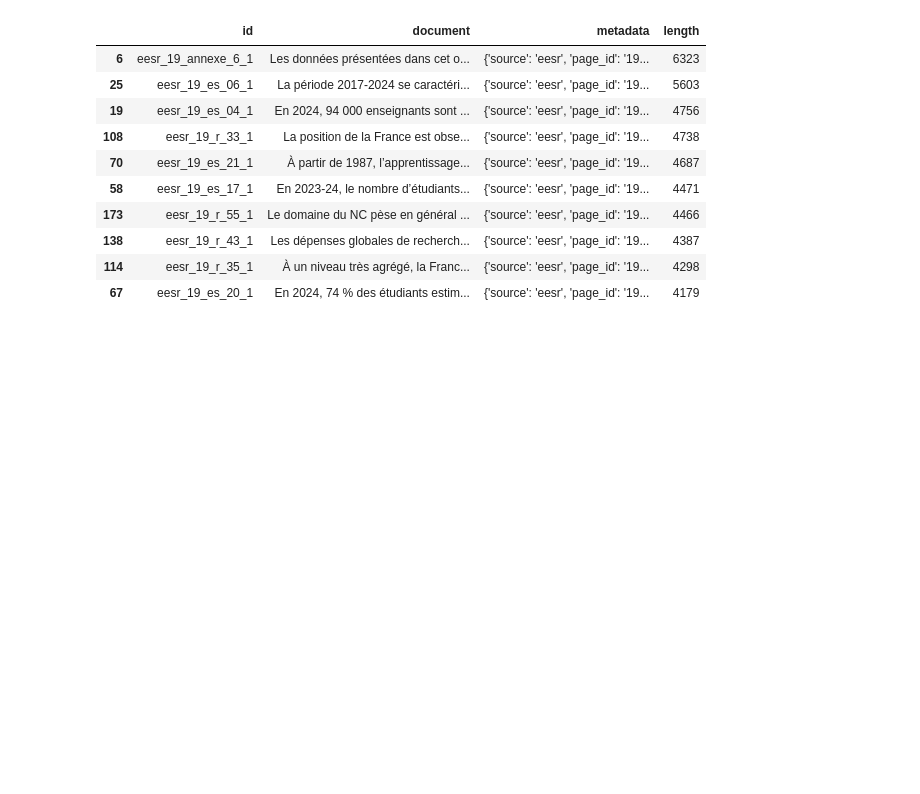
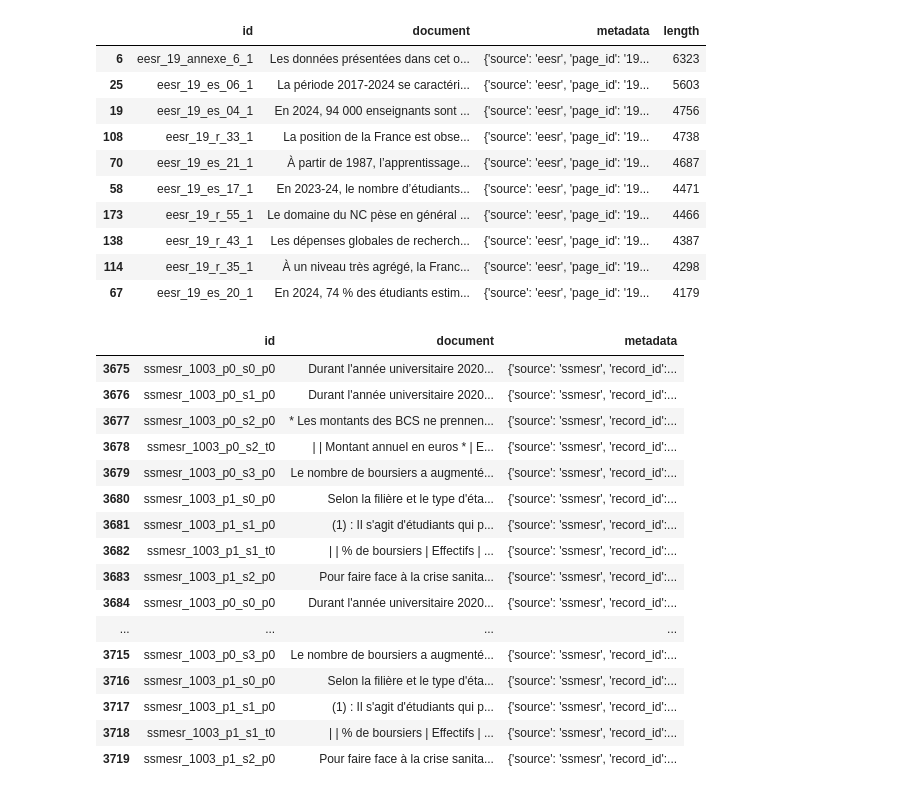
Before and after one commit to dataesr/flash-rag, a Jupyter notebook: notebooks/explore.ipynb, the cells around one changed output. Saved outputs shown, nothing was run; the diff lists cells and outputs as text; code cells hidden in the pictures; blank space fills up the shorter version.

```diff
--- a/notebooks/explore.ipynb
+++ b/notebooks/explore.ipynb
@@ -464,3 +579,23 @@ eesr_chunks.sort_values(by="length", ascending=False).head(10)
 | 138 | eesr_19_r_43_1 | Les dépenses globales de recherch... | {'source': 'eesr', 'page_id': '19... | 4387 |
 | 114 | eesr_19_r_35_1 | À un niveau très agrégé, la Franc... | {'source': 'eesr', 'page_id': '19... | 4298 |
 | 67 | eesr_19_es_20_1 | En 2024, 74 % des étudiants estim... | {'source': 'eesr', 'page_id': '19... | 4179 |
+# %%
+ssmesr_chunks[ssmesr_chunks.duplicated(subset=["id"], keep=False)]
+# %% [output]
+|  | id | document | metadata |
+| 3675 | ssmesr_1003_p0_s0_p0 | Durant l'année universitaire 2020... | {'source': 'ssmesr', 'record_id':... |
+| 3676 | ssmesr_1003_p0_s1_p0 | Durant l'année universitaire 2020... | {'source': 'ssmesr', 'record_id':... |
+| 3677 | ssmesr_1003_p0_s2_p0 | * Les montants des BCS ne prennen... | {'source': 'ssmesr', 'record_id':... |
+| 3678 | ssmesr_1003_p0_s2_t0 | | | Montant annuel en euros * | E... | {'source': 'ssmesr', 'record_id':... |
+| 3679 | ssmesr_1003_p0_s3_p0 | Le nombre de boursiers a augmenté... | {'source': 'ssmesr', 'record_id':... |
+| 3680 | ssmesr_1003_p1_s0_p0 | Selon la filière et le type d'éta... | {'source': 'ssmesr', 'record_id':... |
+| 3681 | ssmesr_1003_p1_s1_p0 | (1) : Il s'agit d'étudiants qui p... | {'source': 'ssmesr', 'record_id':... |
+| 3682 | ssmesr_1003_p1_s1_t0 | | | % de boursiers | Effectifs | ... | {'source': 'ssmesr', 'record_id':... |
+| 3683 | ssmesr_1003_p1_s2_p0 | Pour faire face à la crise sanita... | {'source': 'ssmesr', 'record_id':... |
+| 3684 | ssmesr_1003_p0_s0_p0 | Durant l'année universitaire 2020... | {'source': 'ssmesr', 'record_id':... |
+| ... | ... | ... | ... |
+| 3715 | ssmesr_1003_p0_s3_p0 | Le nombre de boursiers a augmenté... | {'source': 'ssmesr', 'record_id':... |
+| 3716 | ssmesr_1003_p1_s0_p0 | Selon la filière et le type d'éta... | {'source': 'ssmesr', 'record_id':... |
+| 3717 | ssmesr_1003_p1_s1_p0 | (1) : Il s'agit d'étudiants qui p... | {'source': 'ssmesr', 'record_id':... |
+| 3718 | ssmesr_1003_p1_s1_t0 | | | % de boursiers | Effectifs | ... | {'source': 'ssmesr', 'record_id':... |
+| 3719 | ssmesr_1003_p1_s2_p0 | Pour faire face à la crise sanita... | {'source': 'ssmesr', 'record_id':... |
```
Also changed, not shown: parts of 11 cells of this notebook, 11 other files.
